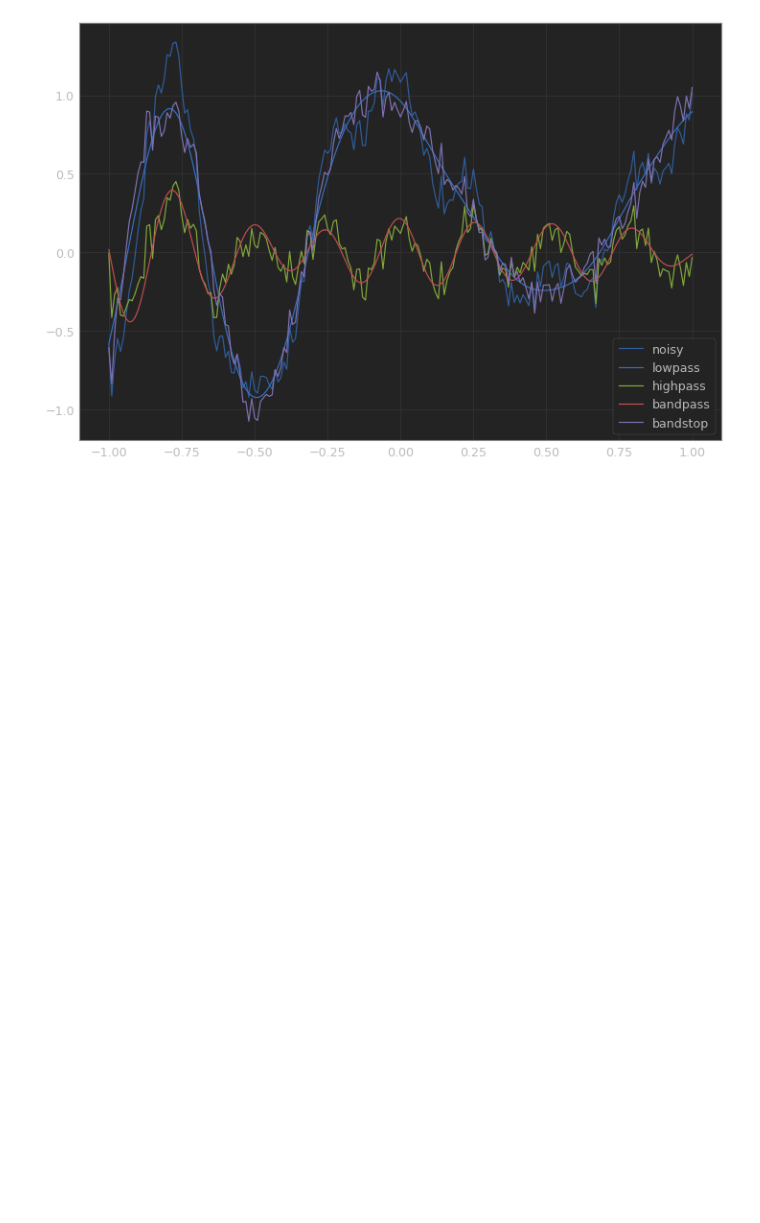
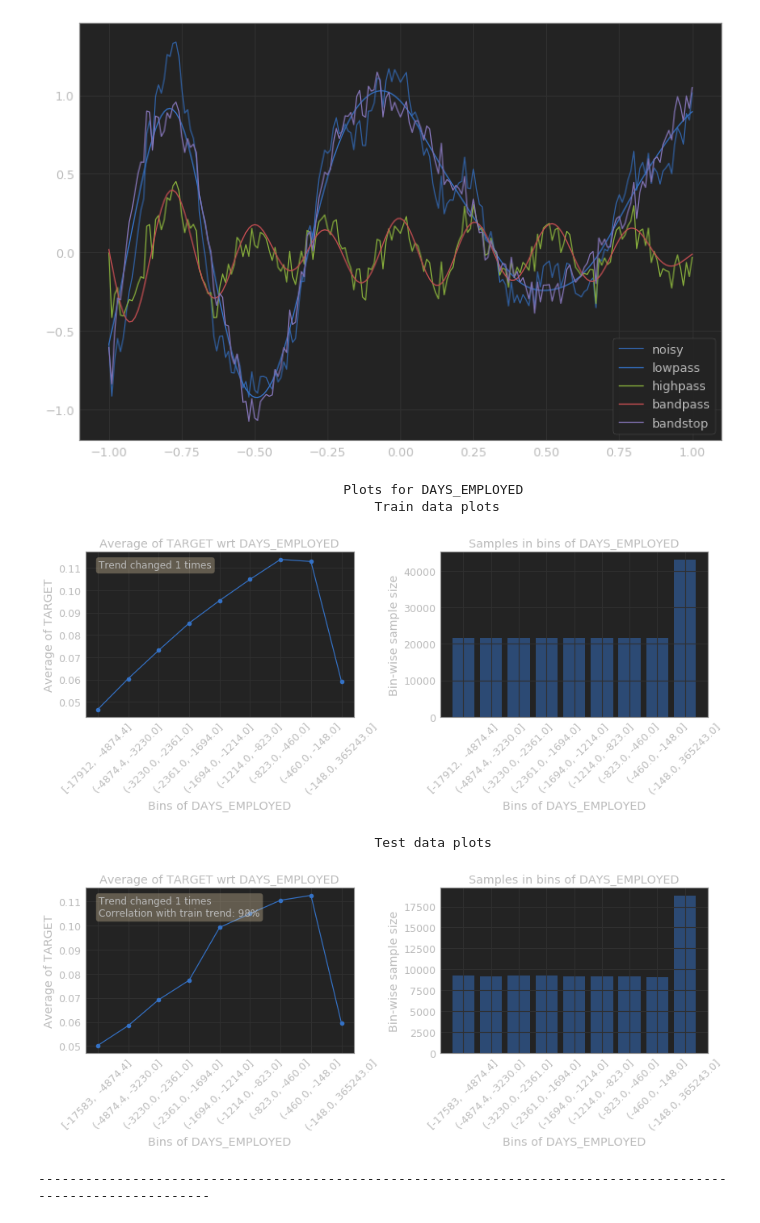
Before and after one commit to xtwxfxk/left5, a Jupyter notebook: test.ipynb, the cells around one changed output. Cells and saved outputs as stored; diff of their text form; code cells hidden in the pictures; blank space fills up the shorter version.

```diff
--- a/test.ipynb
+++ b/test.ipynb
@@ -170,0 +176,19 @@ plt.show()
+# %%
+train = pd.read_csv('/home/left/data/home_credit_default_risk/application_train.csv')
+# %%
+X = train.drop(['TARGET'], axis=1)
+y = train['TARGET']
+# %%
+X_train, X_test, y_train, y_test = train_test_split(X, y, test_size=.3)
+# %%
+train_data = pd.concat([X_train, y_train], axis=1)
+test_data = pd.concat([X_test, y_test], axis=1)
+# %%
+get_univariate_plots(data=train_data, target_col='TARGET', data_test=test_data, features_list=['DAYS_EMPLOYED'])
+# %% [output]
+                                       Plots for DAYS_EMPLOYED
+                                           Train data plots
+[figure, added]
+                                           Test data plots
+[figure, added]
+--------------------------------------------------------------------------------------------------------------
```
Also changed, not shown: parts of 4 cells of this notebook.
